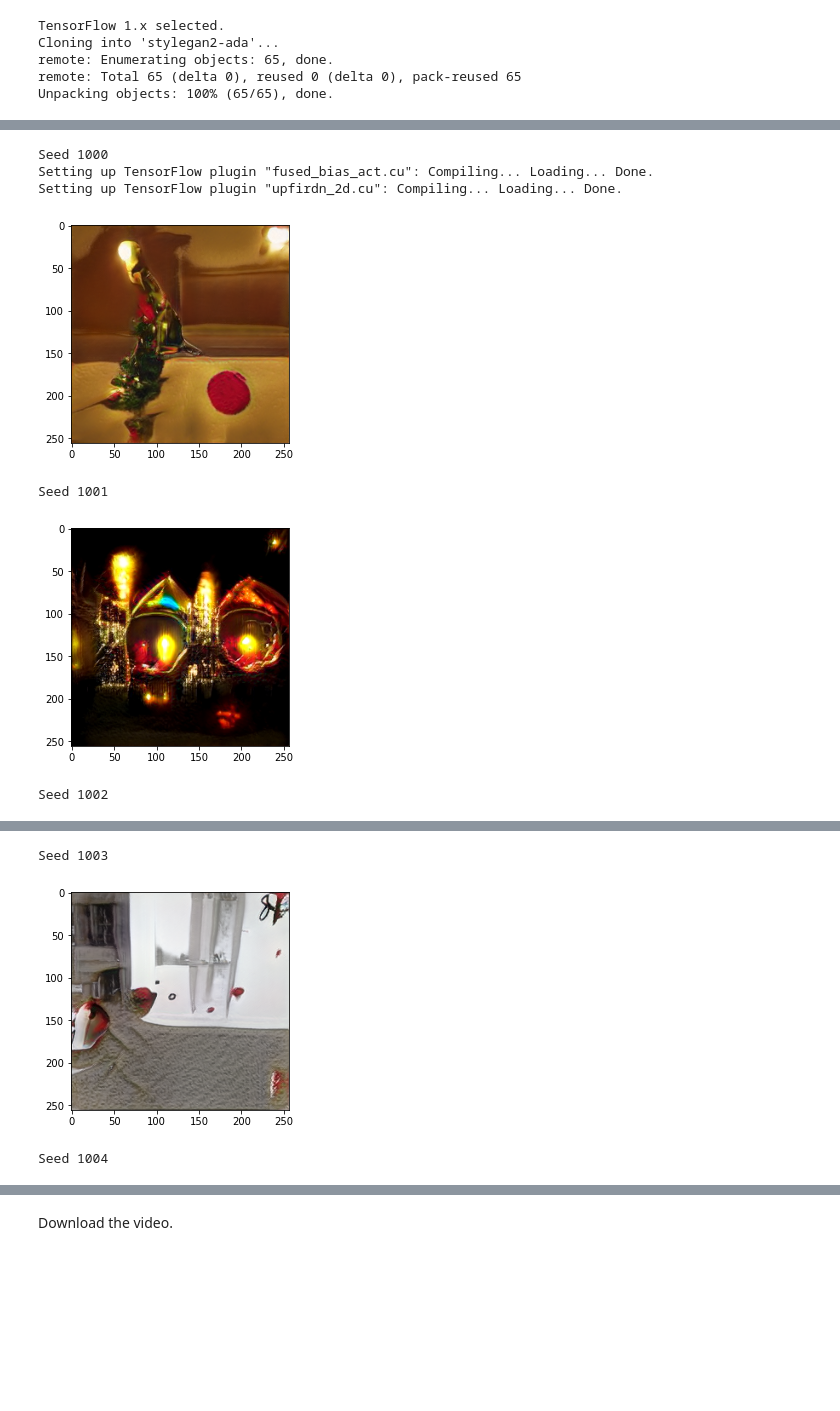
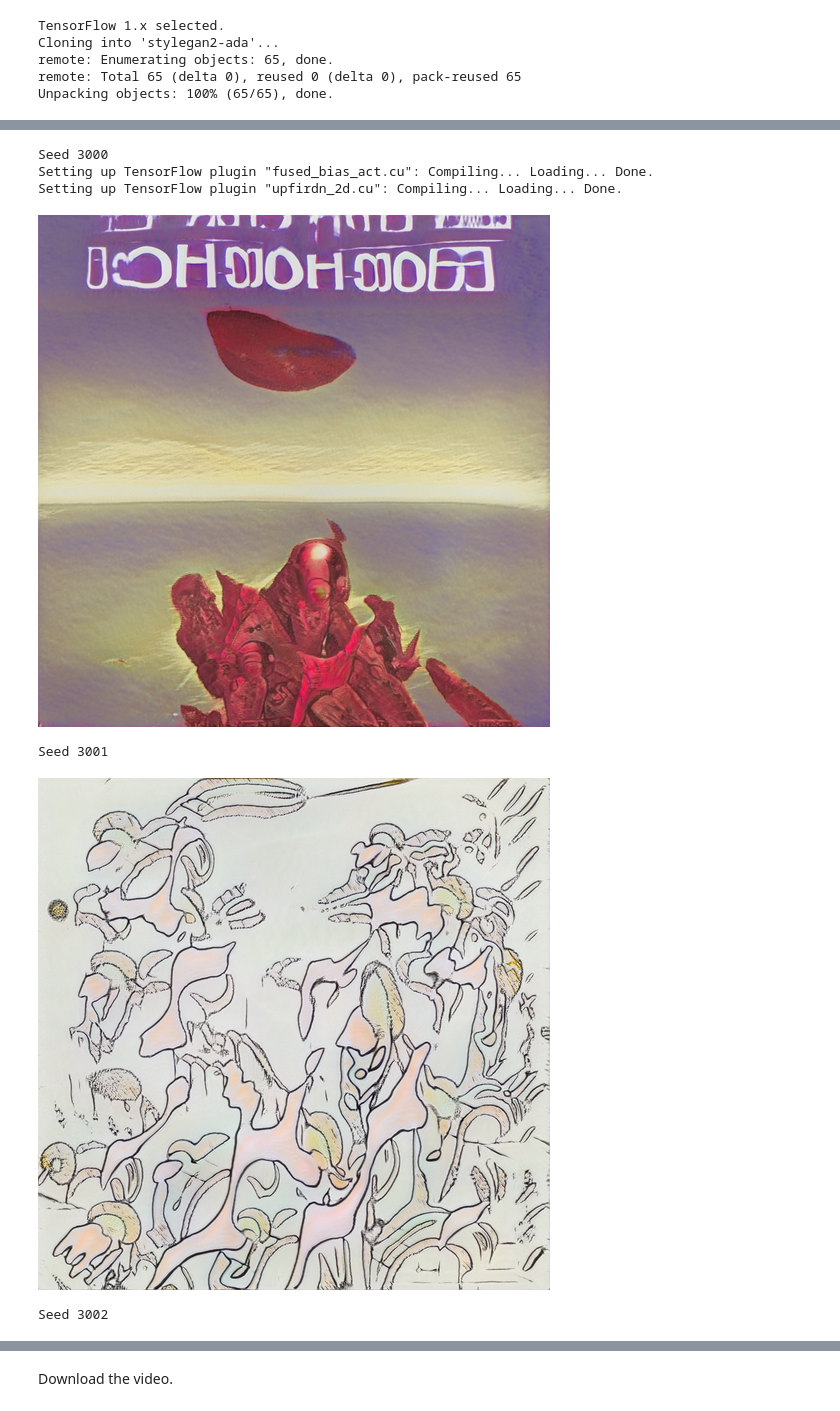
Before and after one commit to jeffheaton/pretrained-gan-70s-scifi, a Jupyter notebook: 70s_scifi_gan.ipynb, the cells around one changed output, grey strips where cells are left out. Cells and saved outputs as stored; diff of their text form; code cells hidden in the pictures; blank space fills up the shorter version.

```diff
--- a/70s_scifi_gan.ipynb
+++ b/70s_scifi_gan.ipynb
@@ -43,9 +45,15 @@ def init_random_state(Gs, seed):
   noise_vars = [var for name, var in Gs.components.synthesis.vars.items() if name.startswith('noise')]
   tflib.set_vars({var: rnd.randn(*var.shape.as_list()) for var in noise_vars}) # [height, width]
 
-def display_image(image):
-    plt.imshow(image)
-    plt.show()
+def display_image(data, scale):
+  img = PIL.Image.fromarray(data, 'RGB')
+  width, height = img.size
+
+  img = img.resize((
+        int(width * scale),
+        int(height * scale)),
+        PIL.Image.ANTIALIAS)
+  display(img)
 
 def generate_image(Gs, z, truncation_psi):
     # Render images for dlatents initialized from random seeds.
@@ -59,8 +67,6 @@ def generate_image(Gs, z, truncation_psi):
     label = np.zeros([1] + Gs.input_shapes[1][1:])
     images = Gs.run(z, label, **Gs_kwargs) # [minibatch, height, width, channel]
     return images[0]
-
-# PIL.Image.fromarray(images[0], 'RGB').save(f'{outdir}/seed{1}.png')
 # %% [output]
 TensorFlow 1.x selected.
 Cloning into 'stylegan2-ada'...
@@ -72,7 +78,7 @@ No load the correct GAN, I have several links below that corrispond to both the
 # %%
 import IPython.display
 
-URL = "https://github.com/jeffheaton/pretrained-merry-gan-mas/releases/download/v1/christmas-gan-2020-12-03.pkl"
+URL = "https://github.com/jeffheaton/pretrained-gan-70s-scifi/releases/download/v1/70s-scifi-gan-2020-12-12.pkl"
 #URL = "https://nvlabs-fi-cdn.nvidia.com/stylegan2-ada/pretrained/ffhq.pkl"
 tflib.init_tf()
 print('Loading networks from "%s"...' % URL)
@@ -87,21 +93,22 @@ Downloading https://github.com/jeffheaton/pretrained-merry-gan-mas/releases/down
 A GAN is actually created from a 512 number latent vector.  However, for now it is easier to just use seeds to build this 512 vector.  This code generates images between two seed numbers.
 # %%
 # Choose your own starting and ending seed.
-SEED_FROM = 1000
-SEED_TO = 1005
+SEED_FROM = 3000
+SEED_TO = 3003
 
+SCALE = 0.5
 # Generate the images for the seeds.
 for i in range(SEED_FROM, SEED_TO):
   print(f"Seed {i}")
   init_random_state(Gs, 10)
   z = seed2vec(Gs, i)
   img = generate_image(Gs, z, 1.0)
-  display_image(img)
+  display_image(img, SCALE)
 # %% [output]
-Seed 1000
+Seed 3000
 Setting up TensorFlow plugin "fused_bias_act.cu": Compiling... Loading... Done.
 Setting up TensorFlow plugin "upfirdn_2d.cu": Compiling... Loading... Done.
-[figure, old version]
+[figure, new version]
-Seed 1001
+Seed 3001
-[figure, old version]
+[figure, new version]
-Seed 1002
+Seed 3002
@@ -109,3 +115,0 @@ Seed 1002
-Seed 1003
-[figure, removed]
-Seed 1004
```
Also changed, not shown: parts of 17 cells of this notebook.
